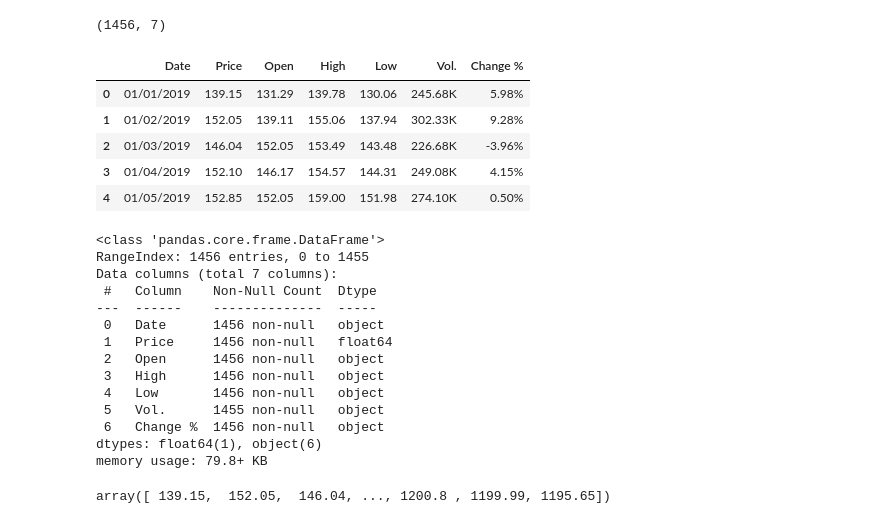
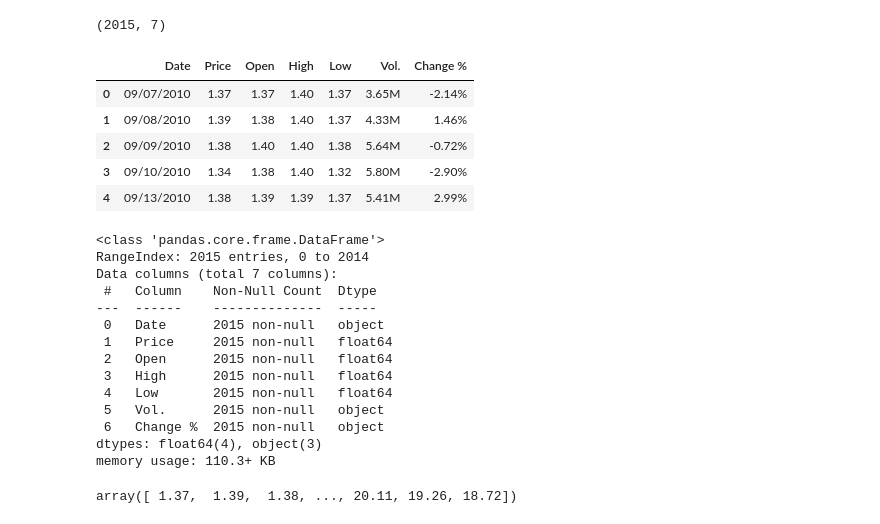
Before and after one commit to spradha1/LeuphanaAssignments, a Jupyter notebook: ProbabilisticModelling/Paper/scribble.ipynb, the cells around one changed output. Drawn from its saved outputs; the diff is of its cells as text; code cells hidden in the pictures.

```diff
--- a/ProbabilisticModelling/Paper/scribble.ipynb
+++ b/ProbabilisticModelling/Paper/scribble.ipynb
@@ -6,17 +6,17 @@ import seaborn as sns
 
 sns.set_style('dark', {'axes.grid' : False})
 # %%
-df = pd.read_csv('datasets/ETH.csv')
+df = pd.read_csv('datasets/TSLA.csv')
 print(df.shape)
 df.head()
 # %% [output]
-(1456, 7)
+(2015, 7)
 |  | Date | Price | Open | High | Low | Vol. | Change % |
-| 0 | 01/01/2019 | 139.15 | 131.29 | 139.78 | 130.06 | 245.68K | 5.98% |
-| 1 | 01/02/2019 | 152.05 | 139.11 | 155.06 | 137.94 | 302.33K | 9.28% |
-| 2 | 01/03/2019 | 146.04 | 152.05 | 153.49 | 143.48 | 226.68K | -3.96% |
-| 3 | 01/04/2019 | 152.10 | 146.17 | 154.57 | 144.31 | 249.08K | 4.15% |
-| 4 | 01/05/2019 | 152.85 | 152.05 | 159.00 | 151.98 | 274.10K | 0.50% |
+| 0 | 09/07/2010 | 1.37 | 1.37 | 1.40 | 1.37 | 3.65M | -2.14% |
+| 1 | 09/08/2010 | 1.39 | 1.38 | 1.40 | 1.37 | 4.33M | 1.46% |
+| 2 | 09/09/2010 | 1.38 | 1.40 | 1.40 | 1.38 | 5.64M | -0.72% |
+| 3 | 09/10/2010 | 1.34 | 1.38 | 1.40 | 1.32 | 5.80M | -2.90% |
+| 4 | 09/13/2010 | 1.38 | 1.39 | 1.39 | 1.37 | 5.41M | 2.99% |
 # %%
 df['Price'] = df['Price'].apply(lambda x: x.replace(',', ''))
 df = df.astype({'Price': 'float'})
@@ -25,19 +25,19 @@ df.info()
 df.Price.unique()
 # %% [output]
 <class 'pandas.core.frame.DataFrame'>
-RangeIndex: 1456 entries, 0 to 1455
+RangeIndex: 2015 entries, 0 to 2014
 Data columns (total 7 columns):
  #   Column    Non-Null Count  Dtype
 ---  ------    --------------  -----
- 0   Date      1456 non-null   object
- 1   Price     1456 non-null   float64
- 2   Open      1456 non-null   object
- 3   High      1456 non-null   object
- 4   Low       1456 non-null   object
- 5   Vol.      1455 non-null   object
- 6   Change %  1456 non-null   object
-dtypes: float64(1), object(6)
-memory usage: 79.8+ KB
+ 0   Date      2015 non-null   object
+ 1   Price     2015 non-null   float64
+ 2   Open      2015 non-null   float64
+ 3   High      2015 non-null   float64
+ 4   Low       2015 non-null   float64
+ 5   Vol.      2015 non-null   object
+ 6   Change %  2015 non-null   object
+dtypes: float64(4), object(3)
+memory usage: 110.3+ KB
-array([ 139.15,  152.05,  146.04, ..., 1200.8 , 1199.99, 1195.65])
+array([ 1.37,  1.39,  1.38, ..., 20.11, 19.26, 18.72])
 # %%
 df.to_csv('datasets/ETH.csv', index=False)
```
Also changed, not shown: 2 other files.
